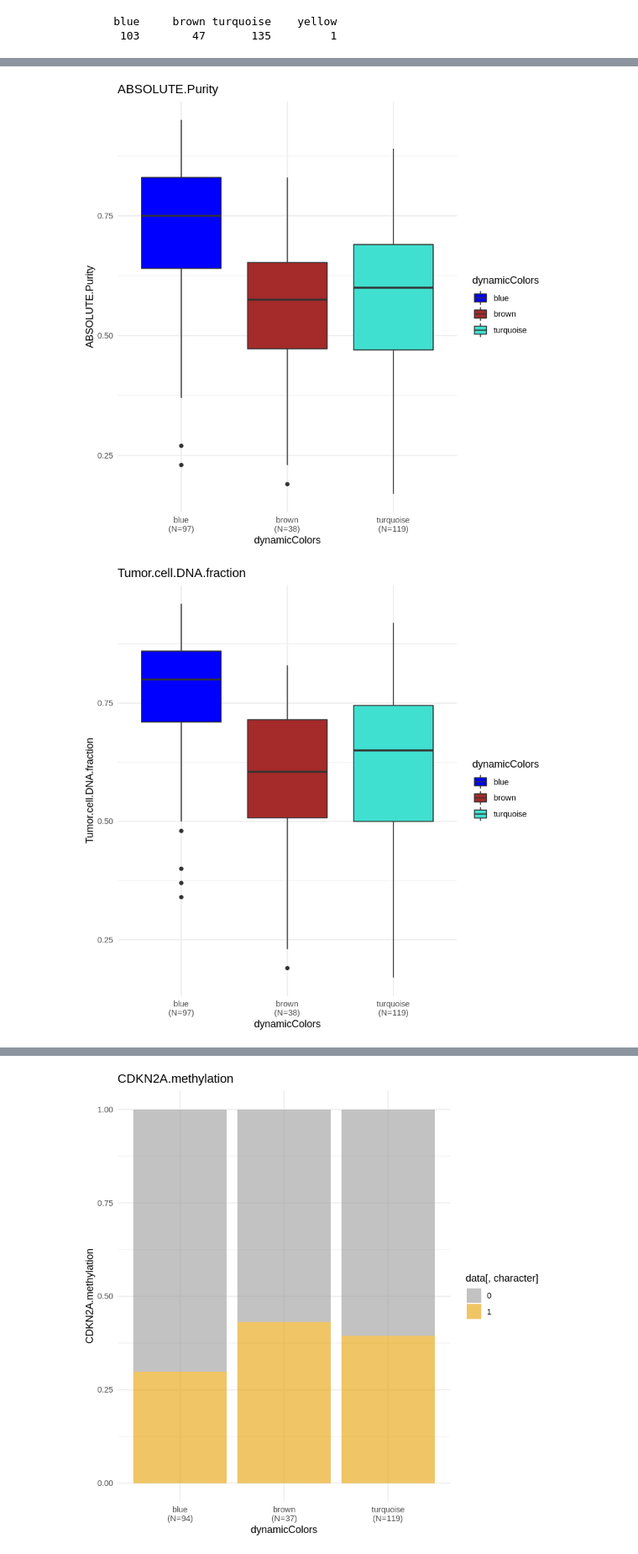
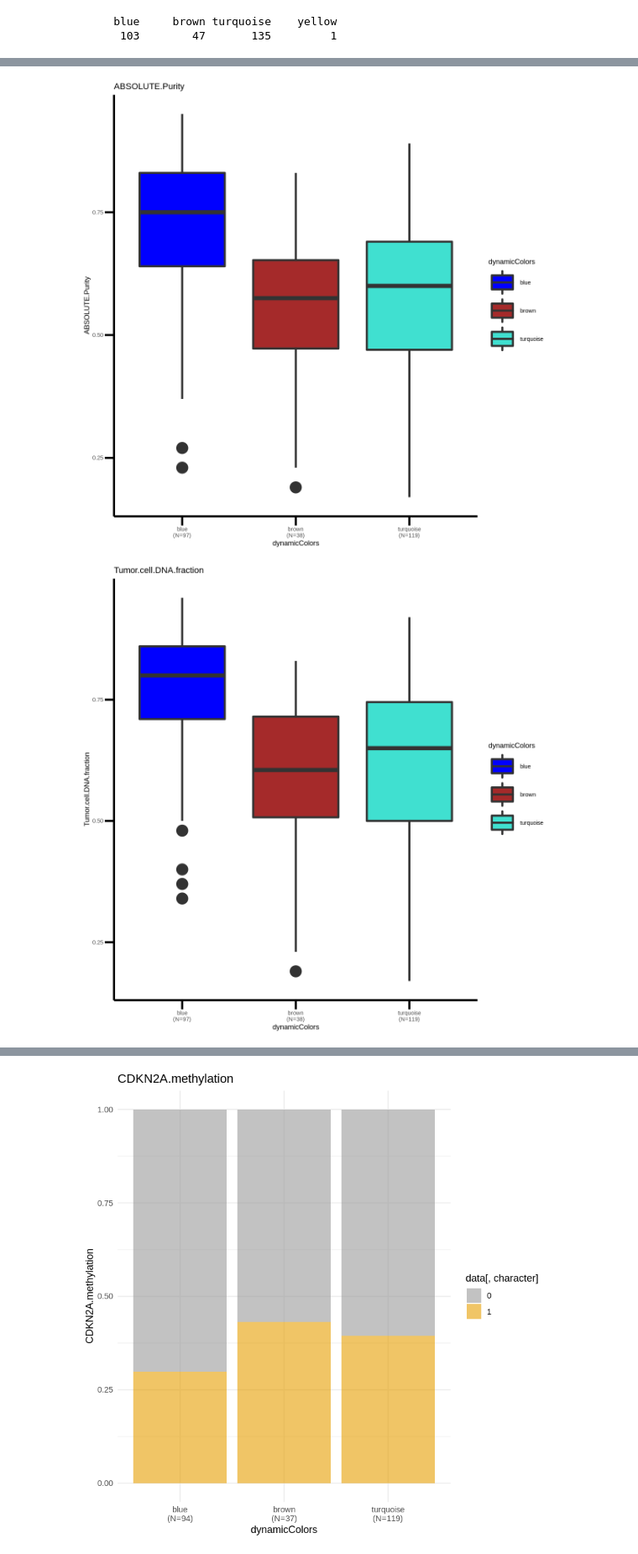
Before and after one commit to haojiang9999/HCA_script, a Jupyter notebook: Myjobs_Jupyter/NormalCancer/3_Signatures_dataset/1.Overall_status_analysis.ipynb, the cells around one changed output, grey strips where cells are left out. Shown at 84% size. Saved outputs shown, nothing was run; the diff lists cells and outputs as text; code cells hidden in the pictures.

```diff
--- a/Myjobs_Jupyter/NormalCancer/3_Signatures_dataset/1.Overall_status_analysis.ipynb
+++ b/Myjobs_Jupyter/NormalCancer/3_Signatures_dataset/1.Overall_status_analysis.ipynb
@@ -27,8 +27,13 @@ library(ggplot2)
 character <- "ABSOLUTE.Ploidy"
 data=subset(MergeTable.GI.Char, !is.na(MergeTable.GI.Char[,character]))
 xlabs <- paste(levels(data$dynamicColors),"\n(N=",table(data$dynamicColors),")",sep="")
+options(repr.plot.width=10, repr.plot.height=10)
+#options(repr.plot.width=15, repr.plot.height=10)
 ggplot(data,aes(x = dynamicColors, y = data[,character],fill=dynamicColors))+
-  geom_boxplot()+scale_x_discrete(labels=xlabs) + theme_minimal()+
+  geom_boxplot(lwd=1.5,outlier.size = 8)+scale_x_discrete(labels=xlabs) +
+  theme_classic()+
+  theme(axis.line = element_line(colour = 'black', size = 1.5),axis.ticks = element_line(colour = "black", size = 1.5),
+       axis.ticks.length=unit(.5, "cm"),legend.key.size =unit(3,"line"))+
   scale_fill_manual(values=c("blue","brown","turquoise","yellow")) +
   labs(title =character, y = character)
 
@@ -37,49 +42,24 @@ library(ggplot2)
 character <- "ABSOLUTE.Purity"
 data=subset(MergeTable.GI.Char, !is.na(MergeTable.GI.Char[,character]))
 xlabs <- paste(levels(data$dynamicColors),"\n(N=",table(data$dynamicColors),")",sep="")
+
 ggplot(data,aes(x = dynamicColors, y = data[,character],fill=dynamicColors))+
-  geom_boxplot()+scale_x_discrete(labels=xlabs) + theme_minimal()+
+  geom_boxplot(lwd=1.5,outlier.size = 8)+scale_x_discrete(labels=xlabs) +
+  theme_classic()+
+  theme(axis.line = element_line(colour = 'black', size = 1.5),axis.ticks = element_line(colour = "black", size = 1.5),
+       axis.ticks.length=unit(.5, "cm"),legend.key.size =unit(3,"line"))+
   scale_fill_manual(values=c("blue","brown","turquoise","yellow")) +
   labs(title =character, y = character)
-
 # Tumor.cell.DNA.fraction #
 library(ggplot2)
 character <- "Tumor.cell.DNA.fraction"
 data=subset(MergeTable.GI.Char, !is.na(MergeTable.GI.Char[,character]))
 xlabs <- paste(levels(data$dynamicColors),"\n(N=",table(data$dynamicColors),")",sep="")
 ggplot(data,aes(x = dynamicColors, y = data[,character],fill=dynamicColors))+
-  geom_boxplot()+scale_x_discrete(labels=xlabs) + theme_minimal()+
+  geom_boxplot(lwd=1.5,outlier.size = 8)+scale_x_discrete(labels=xlabs) +
+  theme_classic()+
+  theme(axis.line = element_line(colour = 'black', size = 1.5),axis.ticks = element_line(colour = "black", size = 1.5),
+       axis.ticks.length=unit(.5, "cm"),legend.key.size =unit(3,"line"))+
   scale_fill_manual(values=c("blue","brown","turquoise","yellow")) +
   labs(title =character, y = character)
-
-# Hypermutated #
-library(ggplot2)
-character <- "Hypermutated"
-data=subset(MergeTable.GI.Char, !is.na(MergeTable.GI.Char[,character]))
-xlabs <- paste(levels(data$dynamicColors),"\n(N=",table(data$dynamicColors),")",sep="")
-data[,character] <- as.factor(data[,character])
-ggplot(data,aes(x = dynamicColors,fill=data[,character]))+
-  geom_bar(position = "fill") +scale_x_discrete(labels=xlabs) + theme_minimal() +
-  scale_fill_manual(values= alpha(c("#999999", "#E69F00", "#56B4E9"),0.6)) +
-  labs(title =character, y = character)
-
-# Stemness.RNA.based #
-library(ggplot2)
-character <- "Stemness.RNA.based"
-data=subset(MergeTable.GI.Char, !is.na(MergeTable.GI.Char[,character]))
-xlabs <- paste(levels(data$dynamicColors),"\n(N=",table(data$dynamicColors),")",sep="")
-ggplot(data,aes(x = dynamicColors, y = data[,character],fill=dynamicColors))+
-  geom_boxplot()+scale_x_discrete(labels=xlabs) + theme_minimal()+
-  scale_fill_manual(values=c("blue","brown","turquoise","yellow")) +
-  labs(title =character, y = character)
-
-# Stemness.DNAmeth.based #
-library(ggplot2)
-character <- "Stemness.DNAmeth.based"
-data=subset(MergeTable.GI.Char, !is.na(MergeTable.GI.Char[,character]))
-xlabs <- paste(levels(data$dynamicColors),"\n(N=",table(data$dynamicColors),")",sep="")
-ggplot(data,aes(x = dynamicColors, y = data[,character],fill=dynamicColors))+
-  geom_boxplot()+scale_x_discrete(labels=xlabs) + theme_minimal()+
-  scale_fill_manual(values=c("blue","brown","turquoise","yellow")) +
-  labs(title =character, y = character)
 # %% [output]
@@ -87,2 +67,2 @@ ggplot(data,aes(x = dynamicColors, y = data[,character],fill=dynamicColors))+
-[figure, old version]
+[figure, new version]
-[figure, old version]
+[figure, new version]
```
Also changed, not shown: parts of 3 cells of this notebook, 20 other files.
